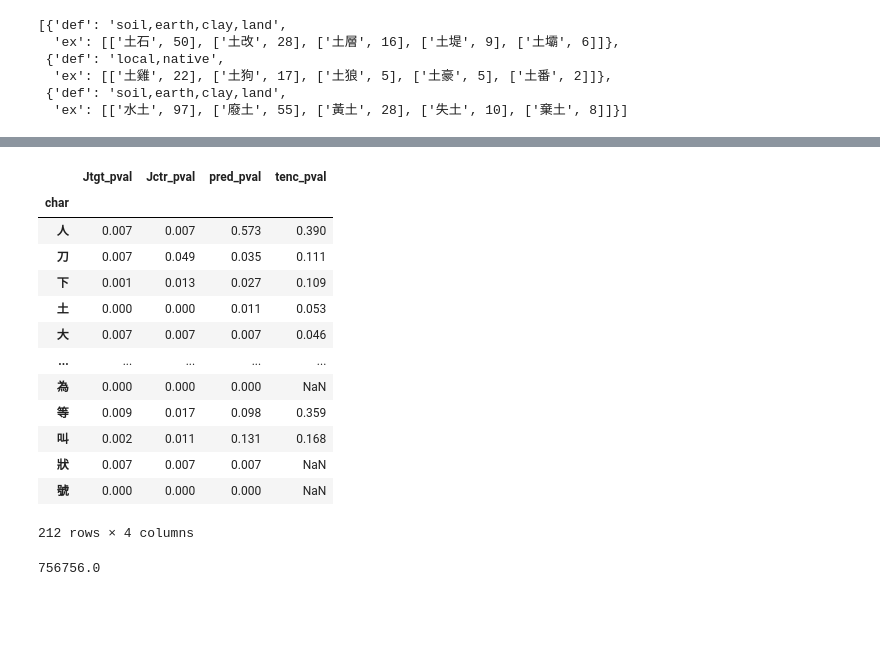
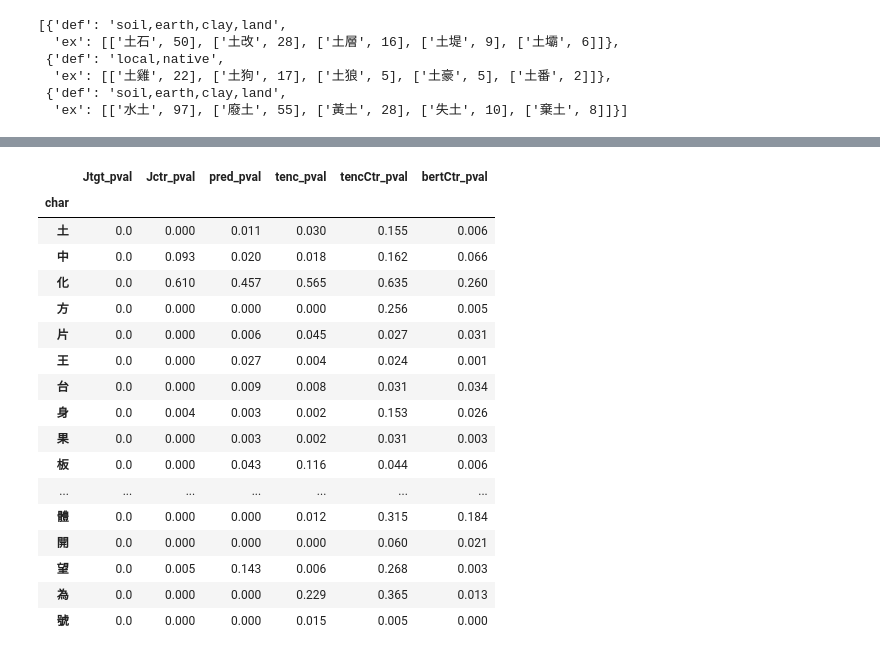
Before and after one commit to seantyh/morphert, a Jupyter notebook: etc/30.20-affix-silhouette.ipynb, the cells around one changed output, grey strips where cells are left out. Drawn from its saved outputs; the diff is of its cells as text; code cells hidden in the pictures; blank space fills up the shorter version.

```diff
--- a/etc/30.20-affix-silhouette.ipynb
+++ b/etc/30.20-affix-silhouette.ipynb
@@ -44,7 +75,9 @@ def compute_silhouette_score(char_item, field_name, seed=12345):
 # %%
 char_item = char_dists["人"]
 
-fields = "J_target_dists,J_counter_dists,pred_emb_dists,tenc_emb_dists".split(",")
+fields = list(char_item.keys())
+fields.remove("ex_labels")
+fields.remove("J_cross_dists")
 for field_name in fields:
     real_score, rand_scores = compute_silhouette_score(char_item, field_name, 12)
     print(f"-- {field_name} --")
@@ -66,8 +105,12 @@ Random p(x>Z):  0.39
 # %%
 from tqdm.auto import tqdm
 
-fields = "J_target_dists,J_counter_dists,pred_emb_dists,tenc_emb_dists".split(",")
-var_names = "Jtgt,Jctr,pred,tenc".split(",")
+fields = list(char_item.keys())
+fields.remove("ex_labels")
+fields.remove("J_cross_dists")
+var_names = "Jtgt,Jctr,pred,tenc,tencCtr,bertCtr".split(",")
+print(list(zip(fields, var_names)))
+
 char_stats = {}
 for char, char_item in tqdm(char_dists.items()):
     stat_item = {}
@@ -91,6 +136,8 @@ for char, stat_item in char_stats.items():
         Jtgt_pval=stat_item["Jtgt_pval"],
         Jctr_pval=stat_item["Jctr_pval"],
         pred_pval=stat_item["pred_pval"],
-        tenc_pval=stat_item["tenc_pval"]
+        tenc_pval=stat_item["tenc_pval"],
+        tencCtr_pval=stat_item["tencCtr_pval"],
+        bertCtr_pval=stat_item["bertCtr_pval"],
     ))
 char_frame = pd.DataFrame.from_records(char_frame_data).set_index("char")
@@ -138,25 +266,24 @@ sns.displot(char_long, x="pval", hue="variable", kind="kde", bw_adjust=.25)
 # %%
-char_frame.query("Jtgt_pval<0.01")
+char_frame.query("Jtgt_pval<0.001")
 # %% [output]
-|  | Jtgt_pval | Jctr_pval | pred_pval | tenc_pval |
-| char |  |  |  |  |
-| 人 | 0.007 | 0.007 | 0.573 | 0.390 |
-| 刀 | 0.007 | 0.049 | 0.035 | 0.111 |
-| 下 | 0.001 | 0.013 | 0.027 | 0.109 |
-| 土 | 0.000 | 0.000 | 0.011 | 0.053 |
-| 大 | 0.007 | 0.007 | 0.007 | 0.046 |
-| ... | ... | ... | ... | ... |
-| 為 | 0.000 | 0.000 | 0.000 | NaN |
-| 等 | 0.009 | 0.017 | 0.098 | 0.359 |
-| 叫 | 0.002 | 0.011 | 0.131 | 0.168 |
-| 狀 | 0.007 | 0.007 | 0.007 | NaN |
-| 號 | 0.000 | 0.000 | 0.000 | NaN |
+|  | Jtgt_pval | Jctr_pval | pred_pval | tenc_pval | tencCtr_pval | bertCtr_pval |
+| char |  |  |  |  |  |  |
+| 土 | 0.0 | 0.000 | 0.011 | 0.030 | 0.155 | 0.006 |
+| 中 | 0.0 | 0.093 | 0.020 | 0.018 | 0.162 | 0.066 |
+| 化 | 0.0 | 0.610 | 0.457 | 0.565 | 0.635 | 0.260 |
+| 方 | 0.0 | 0.000 | 0.000 | 0.000 | 0.256 | 0.005 |
+| 片 | 0.0 | 0.000 | 0.006 | 0.045 | 0.027 | 0.031 |
+| 王 | 0.0 | 0.000 | 0.027 | 0.004 | 0.024 | 0.001 |
+| 台 | 0.0 | 0.000 | 0.009 | 0.008 | 0.031 | 0.034 |
+| 身 | 0.0 | 0.004 | 0.003 | 0.002 | 0.153 | 0.026 |
+| 果 | 0.0 | 0.000 | 0.003 | 0.002 | 0.031 | 0.003 |
+| 板 | 0.0 | 0.000 | 0.043 | 0.116 | 0.044 | 0.006 |
+| ... | ... | ... | ... | ... | ... | ... |
+| 體 | 0.0 | 0.000 | 0.000 | 0.012 | 0.315 | 0.184 |
+| 開 | 0.0 | 0.000 | 0.000 | 0.000 | 0.060 | 0.021 |
+| 望 | 0.0 | 0.005 | 0.143 | 0.006 | 0.268 | 0.003 |
+| 為 | 0.0 | 0.000 | 0.000 | 0.229 | 0.365 | 0.013 |
+| 號 | 0.0 | 0.000 | 0.000 | 0.015 | 0.005 | 0.000 |
-212 rows × 4 columns
-# %%
-import math
-math.factorial(15)/(math.factorial(5)**3)
-# %% [output]
-756756.0
 # %%
 char_frame.query("Jtgt_pval>0.5")
 # %% [output]
```
Also changed, not shown: parts of 16 cells of this notebook, 3 other files.
